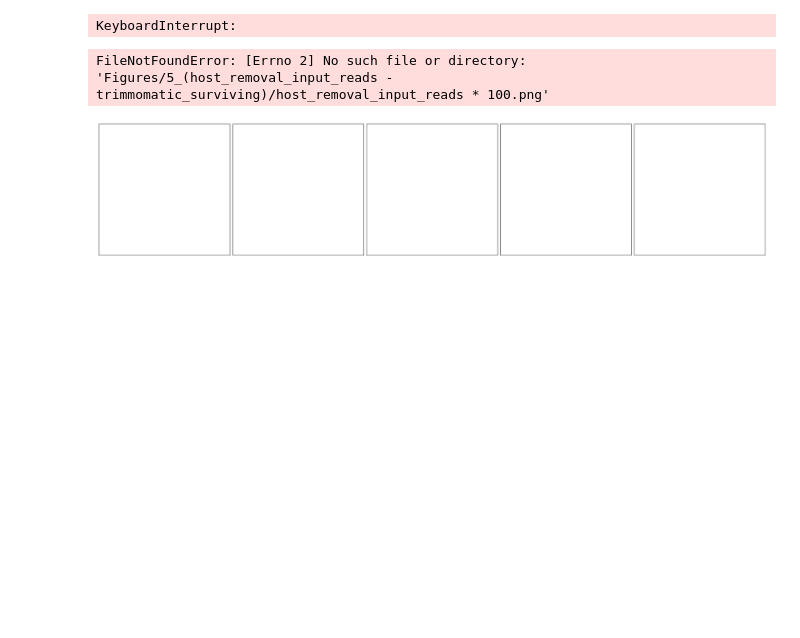
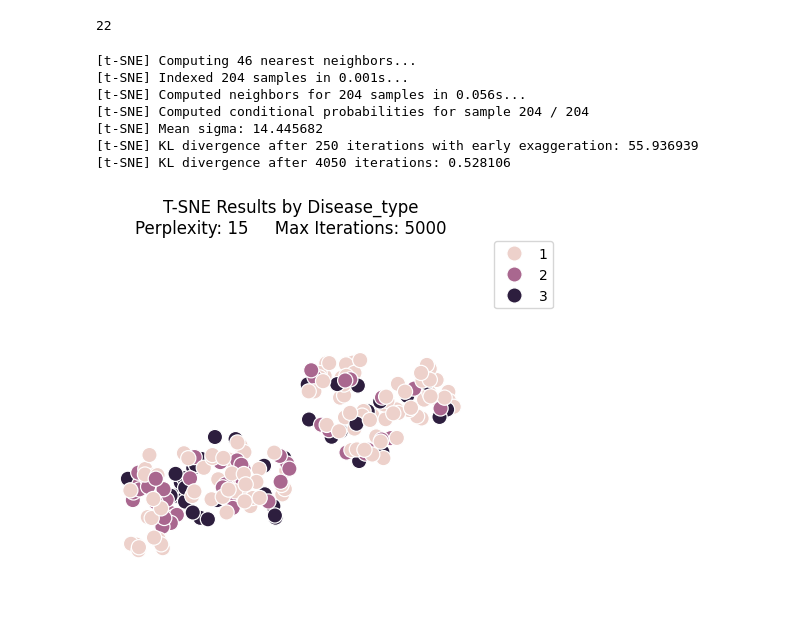
Before and after one commit to SlizovskiyLab/RebekahNotebook, a Jupyter notebook: t-SNE/tsneNotebook.ipynb, the cells around one changed output. Cells and saved outputs as stored; diff of their text form; code cells hidden in the pictures; blank space fills up the shorter version.

Commit message:
updated TSNE

```diff
--- a/t-SNE/tsneNotebook.ipynb
+++ b/t-SNE/tsneNotebook.ipynb
@@ -5,6 +5,7 @@ import pandas as pd
 import matplotlib.pyplot as plt
 from sklearn.manifold import TSNE
 import seaborn as sns
+import numpy as np
 
 # Importing excel sheets as dfs, should both have samples in the same order
 predictors_df = pd.read_excel('../Predictors_Cleaned.xlsx', 0)
@@ -21,6 +22,21 @@ gene_names = Y.columns
 # List of columns for iterating
 columns = list(Y)
 print(len(feature_names))
+
+# preprocessing
+from skbio.stats.composition import clr
+from sklearn.metrics import euclidean_distances
+
+# Imputation
+Y = Y.replace(to_replace=0, value=0.000001)
+
+# Center log ratio
+Y_clr = clr(Y)
+
+# Transformation
+Y_euc = euclidean_distances(Y_clr)
+# %% [output]
+22
 # %%
 # plot result
 def plot_tsne(tsne_result, labels, n):
@@ -33,9 +49,8 @@ def plot_tsne(tsne_result, labels, n):
     ax.set_aspect('equal')
     ax.set_title(f'T-SNE Results by {labels}\nPerplexity: {n}     Max Iterations: 5000')
     ax.legend(bbox_to_anchor=(1.05, 1), loc=2, borderaxespad=0.0)
+    ax.axis('off')
     # fig.text(.5, -.01, f"Perplexity: {n}     Max Iterations: 5000", ha='center')
-    plt.savefig(f'Figures/{n}_{labels}.png')
+    plt.savefig(f'Figures/{n}_{labels}.svg', format='svg')
     plt.show()
-
-# https://simulationbased.com/2021/01/05/introduction-to-t-sne-in-python-with-scikit-learn/
 # %%
@@ -47,6 +62,22 @@ for item in feature_names:
         plot_tsne(tsne_result, item, n)
+# %%
+# Grabbing graph for poster presentation
+item = 'Disease_type'
+tsne = TSNE(n_components=2, verbose=1, perplexity=15, max_iter=5000)
+tsne_result = tsne.fit_transform(Y_clr)
+plot_tsne(tsne_result, item, 15)
+# %% [output]
+[t-SNE] Computing 46 nearest neighbors...
+[t-SNE] Indexed 204 samples in 0.001s...
+[t-SNE] Computed neighbors for 204 samples in 0.056s...
+[t-SNE] Computed conditional probabilities for sample 204 / 204
+[t-SNE] Mean sigma: 14.445682
+[t-SNE] KL divergence after 250 iterations with early exaggeration: 55.936939
+[t-SNE] KL divergence after 4050 iterations: 0.528106
+[figure, added]
 # %%
-# Creating big image
+# Creating big image (DOESNT WORK)
+'''
 from mpl_toolkits.axes_grid1 import ImageGrid
 import matplotlib.image as mpimg
 import os
@@ -63,25 +94,27 @@ grid[0].get_xaxis().set_ticks([])
 
 img_list = []
 img_names = sorted(os.listdir('Figures'))
-for image in img_names:
-    img = mpimg.imread(f'Figures/{image}')
-    img_list.append(img)
+for name in img_names:
+    if not name.startswith('.'): # ignores hidden files
+        image = mpimg.imread(f'Figures/{name}')
+        img_list.append(image)
 
 for ax, im in zip(grid, img_list):
     # Iterating over the grid returns the Axes.
     ax.imshow(im)
 
+plt.savefig(f'BigGraph.png')
 plt.show()
 #img_list = sorted(img_list, key=lambda x: x[0])
+'''
-# %% [output]
-KeyboardInterrupt:
 # %%
+# Graphs by Feature
 from mpl_toolkits.axes_grid1 import ImageGrid
 import matplotlib.image as mpimg
 import os
 
 for feature_name in feature_names:
-    fig = plt.figure(figsize=(30, 30))
+    fig = plt.figure(figsize=(20, 10))
     grid = ImageGrid(fig, 111,  # similar to subplot(111)
                      nrows_ncols=(1, 5),  # creates 2x2 grid of Axes
                      axes_pad=0.1,  # pad between Axes in inch.
@@ -100,8 +133,5 @@ for feature_name in feature_names:
         # Iterating over the grid returns the Axes.
         ax.imshow(im)
 
-    plt.savefig(f'Results_by_Feature/{n}_{feature_name}.png')
+    plt.savefig(f'Results_by_Feature/{feature_name}.png')
     plt.close()
-# %% [output]
-FileNotFoundError: [Errno 2] No such file or directory: 'Figures/5_(host_removal_input_reads - trimmomatic_surviving)/host_removal_input_reads * 100.png'
-[figure, removed]
```
Also changed, not shown: parts of 3 cells of this notebook, 23 other files.
